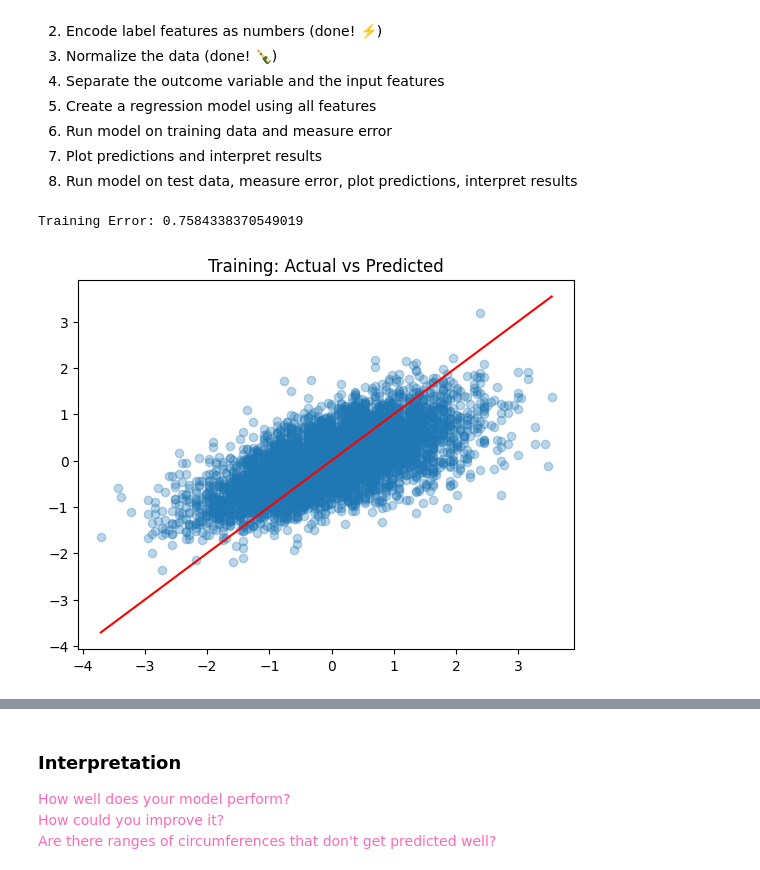
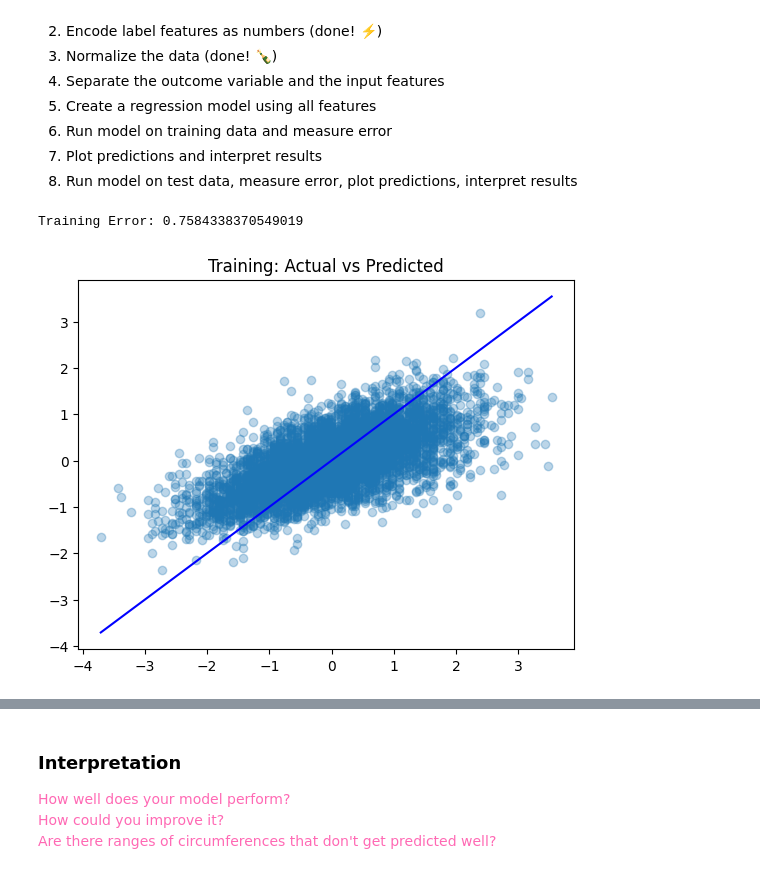
Before and after one commit to SM-ML-2026/Homework06, a Jupyter notebook: Homework06.ipynb, the cells around one changed output, grey strips where cells are left out. Drawn from its saved outputs; the diff is of its cells as text; code cells hidden in the pictures.

```diff
--- a/Homework06.ipynb
+++ b/Homework06.ipynb
@@ -228,27 +228,27 @@ From our [Week 06](https://github.com/PSAM-5020-2026S-A/WK06) notebook, we can c
 # %%
 # Work on Regression Model here
 
 ## Separate outcome variable and input features
 y = ansur_norm['head.circumference']
 x = ansur_norm.drop(columns=['head.circumference'])
 
 ## Create a regression model
 model = LinearRegression()
 model.fit(x, y)
 
 ## Measure error on training data
 y_pred = model.predict(x)
 train_error = regression_error(y, y_pred)
 print(f"Training Error: {train_error}")
 
 ## Plot predictions and interpret results
 plt.scatter(y, y_pred, alpha=0.3)
-plt.plot([y.min(), y.max()], [y.min(), y.max()], color='red')
+plt.plot([y.min(), y.max()], [y.min(), y.max()], color='blue')
 plt.title("Training: Actual vs Predicted")
 plt.show()
 # %% [output]
 Training Error: 0.7584338370549019
-[figure, old version]
+[figure, new version]
 # %%
 ## Load Test Data
 ANSUR_TEST_FILE = "https://raw.githubusercontent.com/PSAM-5020-2026S-A/5020-utils/main/datasets/json/ansur-test.json"
```
Also changed, not shown: parts of 7 cells of this notebook.
